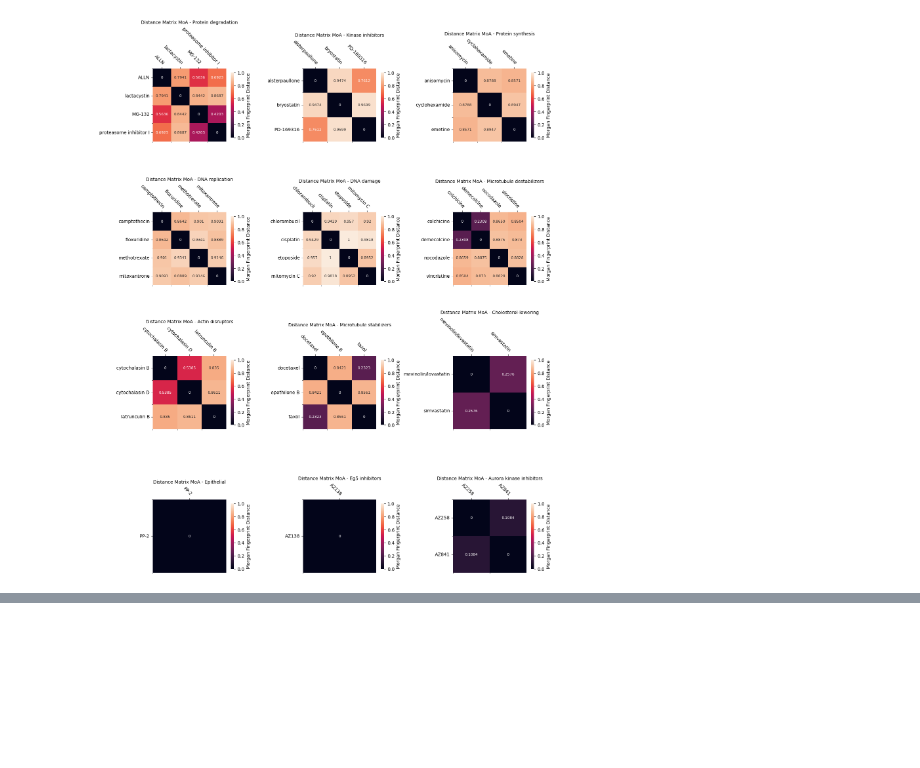
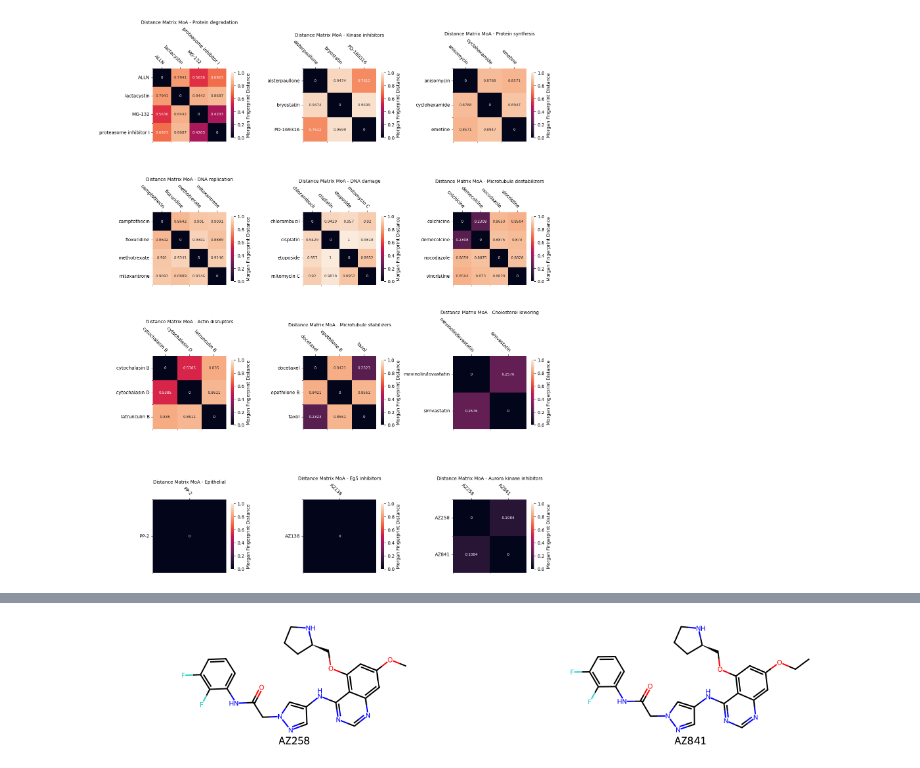
Before and after one commit to mattHG70/Cell2Structure, a Jupyter notebook: notebooks/Compound_similarity_analysis.ipynb, the cells around one changed output, grey strips where cells are left out. Drawn from its saved outputs; the diff is of its cells as text; code cells hidden in the pictures; blank space fills up the shorter version.

```diff
--- a/notebooks/Compound_similarity_analysis.ipynb
+++ b/notebooks/Compound_similarity_analysis.ipynb
@@ -119,0 +188,9 @@ fig.savefig(os.path.join(image_dir, "FP_distance_matrix_by_MoA.png"))
+# %%
+Draw.MolsToGridImage(
+    df_cluster_max["mol"].to_list(),
+    molsPerRow=2,
+    subImgSize=(600, 200),
+    legends=df_cluster_max["Image_Metadata_Compound"].to_list(),
+)
+# %% [output]
+[figure, added]
```
Also changed, not shown: parts of 11 cells of this notebook, 1 other file.
